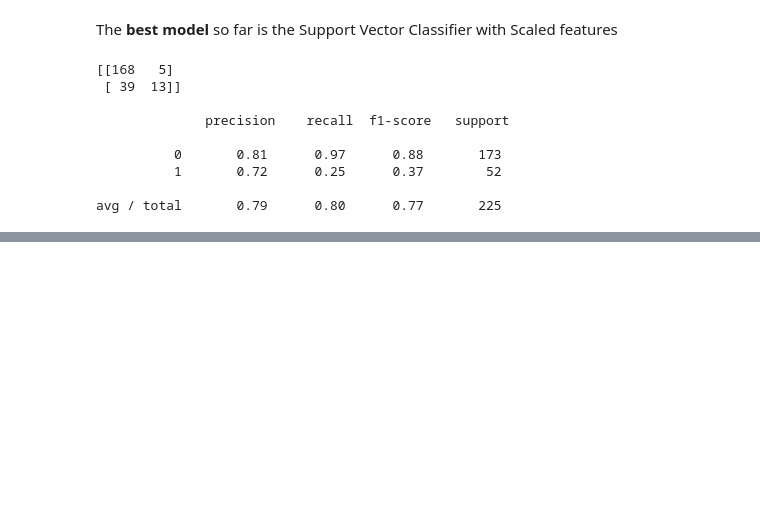
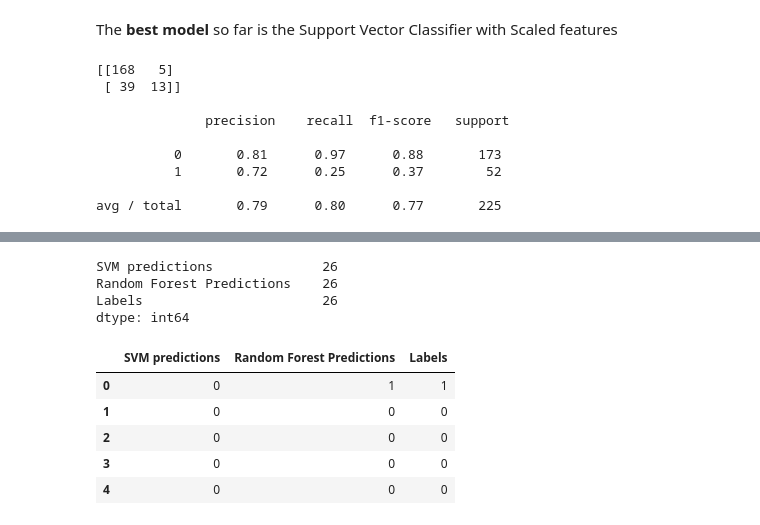
Before and after one commit to mageirakos/blood-transfusion-center, a Jupyter notebook: main.ipynb, the cells around one changed output, grey strips where cells are left out. Cells and saved outputs as stored; diff of their text form; code cells hidden in the pictures; blank space fills up the shorter version.

```diff
--- a/main.ipynb
+++ b/main.ipynb
@@ -675,0 +691,4 @@ avg / total       0.79      0.80      0.77       225
+# %%
+#predict on the whole dataset
+svmodel_pred = svmodel.predict(X_train_scaled)
+rfc_pred = rfc.predict(X_train_scaled)
@@ -675,0 +710,4 @@ avg / total       0.79      0.80      0.77       225
+# %%
+d = { 'SVM predictions': svmodel_pred ,'Random Forest Predictions': rfc_pred ,'Labels': y_train.ravel() }
+df2 = pd.DataFrame(data = d)
+df2.info()
@@ -675,0 +723,16 @@ avg / total       0.79      0.80      0.77       225
+# %%
+df2[(df2['SVM predictions'] == 1) & (df2['Random Forest Predictions'] == 1)].count()
+# %% [output]
+SVM predictions              26
+Random Forest Predictions    26
+Labels                       26
+dtype: int64
+# %%
+df2.head()
+# %% [output]
+|  | SVM predictions | Random Forest Predictions | Labels |
+| 0 | 0 | 1 | 1 |
+| 1 | 0 | 0 | 0 |
+| 2 | 0 | 0 | 0 |
+| 3 | 0 | 0 | 0 |
+| 4 | 0 | 0 | 0 |
```
Also changed, not shown: parts of 20 cells of this notebook.
